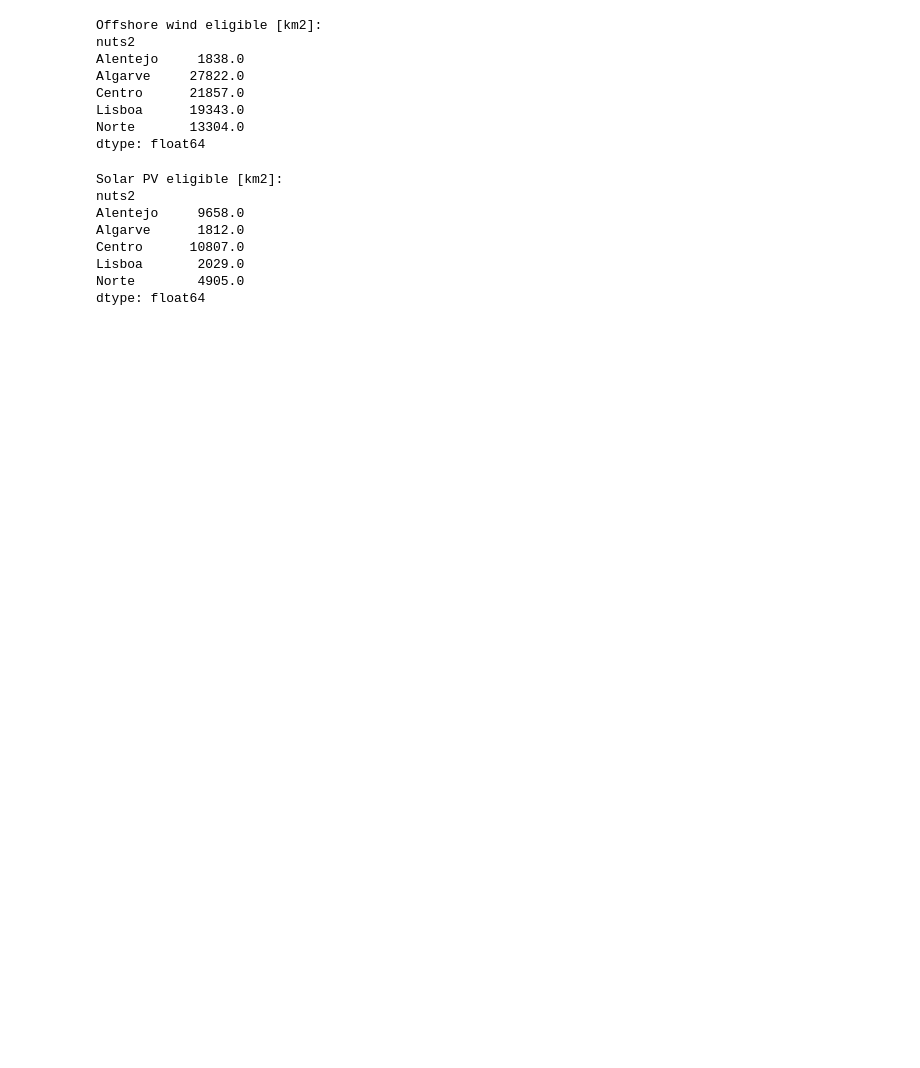
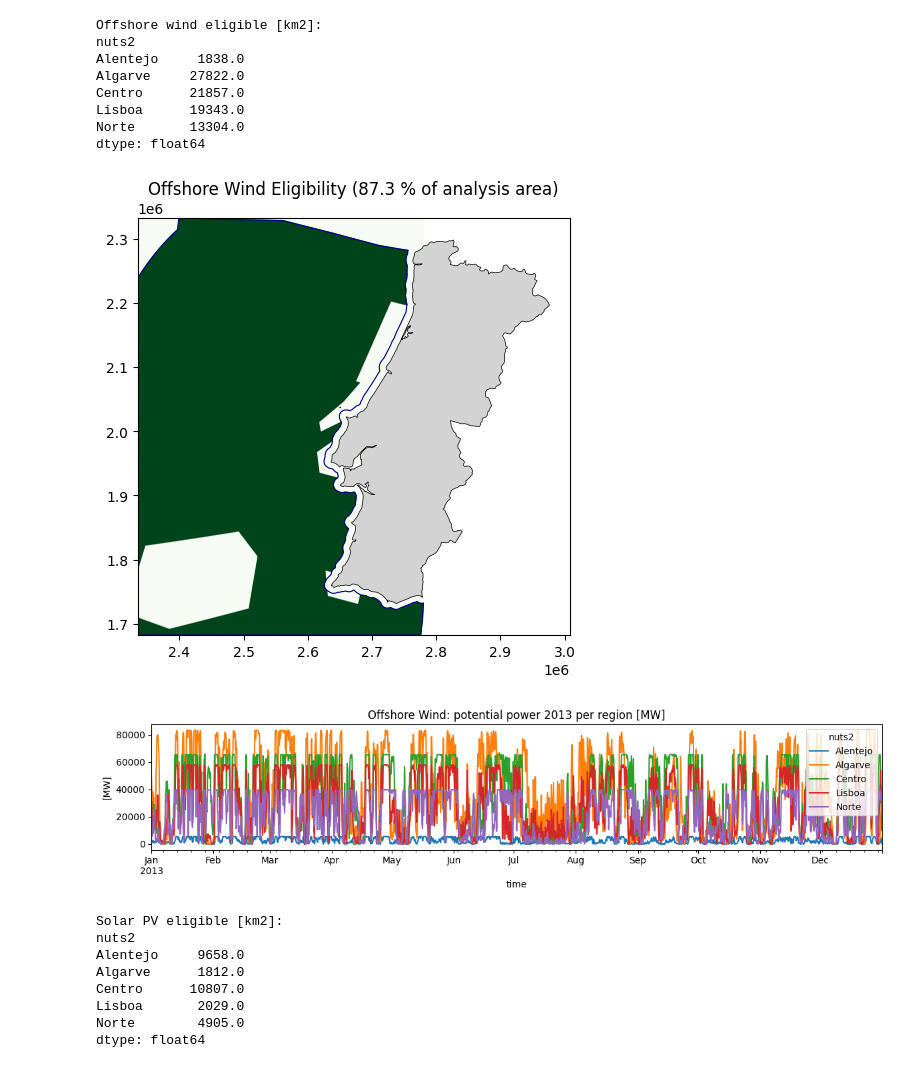
Before and after one commit to luigi2901/DataScienceEnergySystems, a Jupyter notebook: Valen/EAnalysis.ipynb, the cells around one changed output. Cells and saved outputs as stored; diff of their text form; code cells hidden in the pictures; blank space fills up the shorter version.

```diff
--- a/Valen/EAnalysis.ipynb
+++ b/Valen/EAnalysis.ipynb
@@ -254,5 +296,25 @@ Centro      21857.0
 Lisboa      19343.0
 Norte       13304.0
 dtype: float64
+# %%
+# --- Plot: offshore eligibility map + regional potential time series (like Luis) ---
+shape_off = gpd.GeoSeries([offshore_area], crs=3035)
+masked_off, transform_off = shape_availability(shape_off, exc_off)   # [-] 1 = eligible
+eligible_share_off = masked_off.sum() * exc_off.res**2 / shape_off.area[0]  # [-] fraction of EEZ
+
+fig, ax = plt.subplots(figsize=(5, 8))
+ax = rasterio.plot.show(masked_off, transform=transform_off, cmap='Greens', ax=ax)
+shape_off.plot(ax=ax, edgecolor='navy', color='none', linewidth=0.8)
+country_shape.plot(ax=ax, color='lightgrey', edgecolor='k', linewidth=0.5)
+ax.set_title(f'Offshore Wind Eligibility ({eligible_share_off*100:.1f} % of analysis area)')
+plt.tight_layout(); plt.show()
+
+# Potential feed-in per region: capacity factor x max installable capacity (3 MW/km2)
+pot_off = cf_offshore.to_pandas() * (offshore_eligible * 3.0)        # [MW]
+pot_off.plot(figsize=(12, 3), title='Offshore Wind: potential power 2013 per region [MW]')
+plt.ylabel('[MW]'); plt.tight_layout(); plt.show()
+# %% [output]
+[figure, added]
+[figure, added]
 # %%
 # --- Solar PV ---
```
Also changed, not shown: parts of 13 cells of this notebook, 2 other files.
